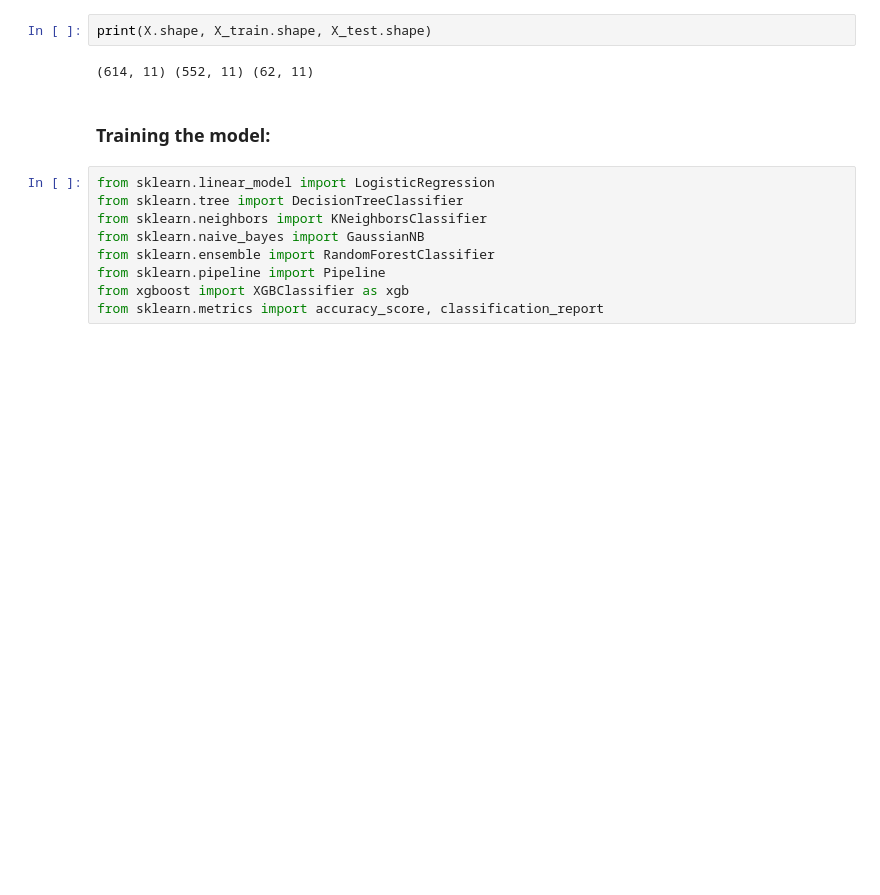
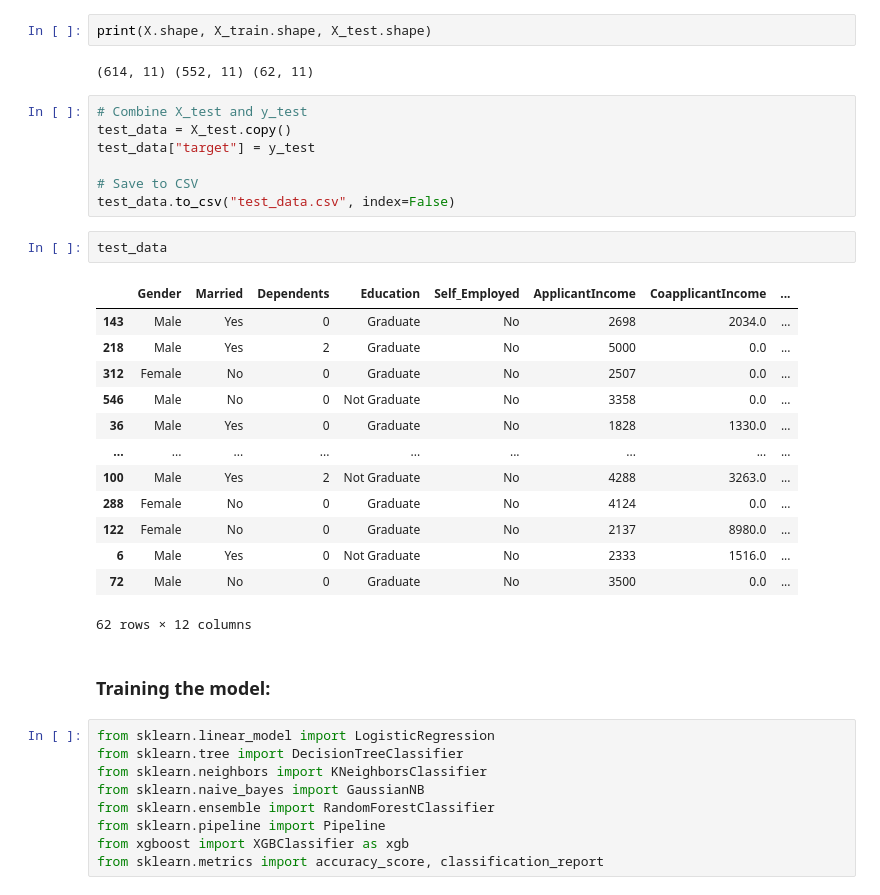
Before and after one commit to Vanshata17/Loan_Status, a Jupyter notebook: loan_status.ipynb, the cells around one changed output. Cells and saved outputs as stored; diff of their text form; blank space fills up the shorter version.

Commit message:
added test data

```diff
--- a/loan_status.ipynb
+++ b/loan_status.ipynb
@@ -201,6 +201,29 @@ X_train, X_test,y_train,y_test = train_test_split(X,y,test_size=0.1,stratify=y,r
 print(X.shape, X_train.shape, X_test.shape)
 # %% [output]
 (614, 11) (552, 11) (62, 11)
+# %%
+# Combine X_test and y_test
+test_data = X_test.copy()
+test_data["target"] = y_test
+
+# Save to CSV
+test_data.to_csv("test_data.csv", index=False)
+# %%
+test_data
+# %% [output]
+|  | Gender | Married | Dependents | Education | Self_Employed | ApplicantIncome | CoapplicantIncome | ... |
+| 143 | Male | Yes | 0 | Graduate | No | 2698 | 2034.0 | ... |
+| 218 | Male | Yes | 2 | Graduate | No | 5000 | 0.0 | ... |
+| 312 | Female | No | 0 | Graduate | No | 2507 | 0.0 | ... |
+| 546 | Male | No | 0 | Not Graduate | No | 3358 | 0.0 | ... |
+| 36 | Male | Yes | 0 | Graduate | No | 1828 | 1330.0 | ... |
+| ... | ... | ... | ... | ... | ... | ... | ... | ... |
+| 100 | Male | Yes | 2 | Not Graduate | No | 4288 | 3263.0 | ... |
+| 288 | Female | No | 0 | Graduate | No | 4124 | 0.0 | ... |
+| 122 | Female | No | 0 | Graduate | No | 2137 | 8980.0 | ... |
+| 6 | Male | Yes | 0 | Not Graduate | No | 2333 | 1516.0 | ... |
+| 72 | Male | No | 0 | Graduate | No | 3500 | 0.0 | ... |
+62 rows × 12 columns
 # %% [markdown]
 ### Training the model:
 # %%
```
Also changed, not shown: 2 other files.
